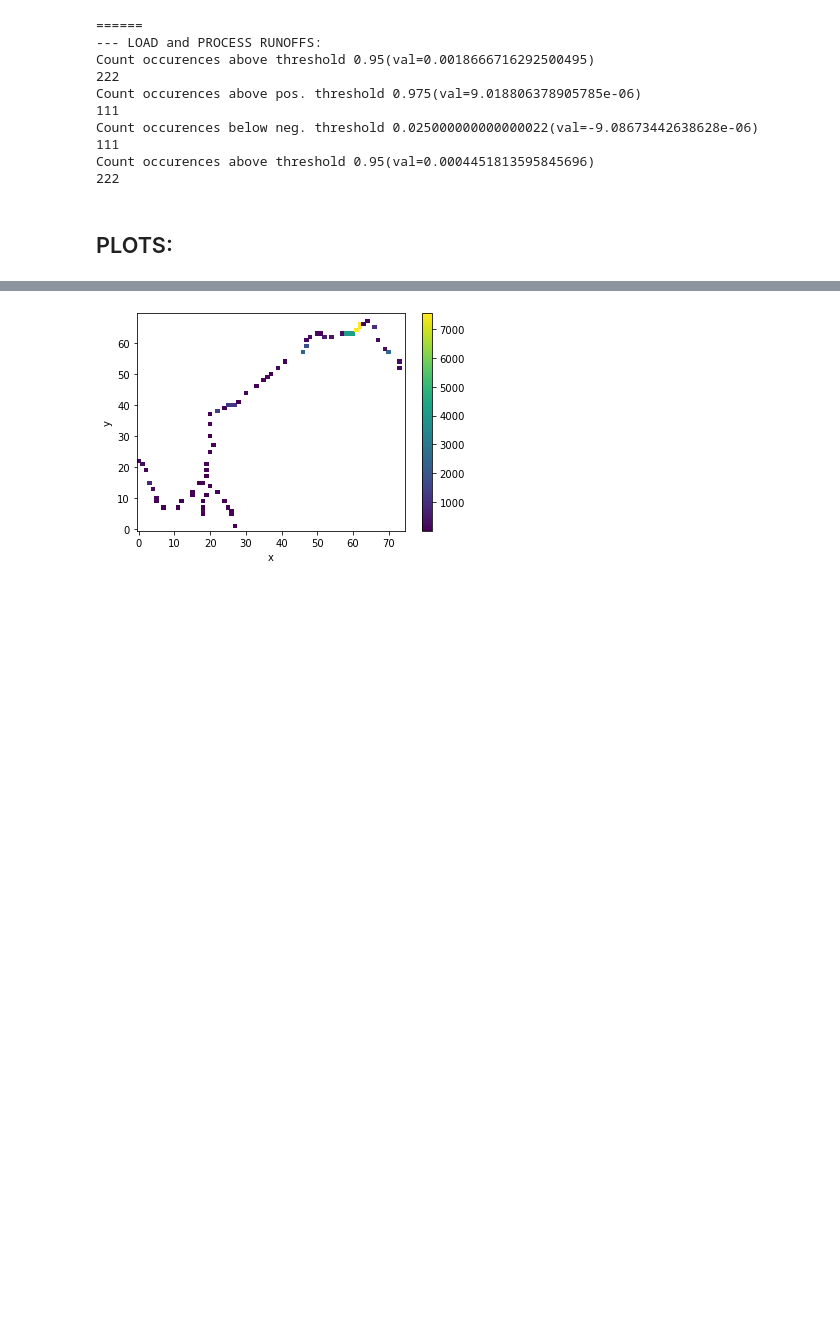
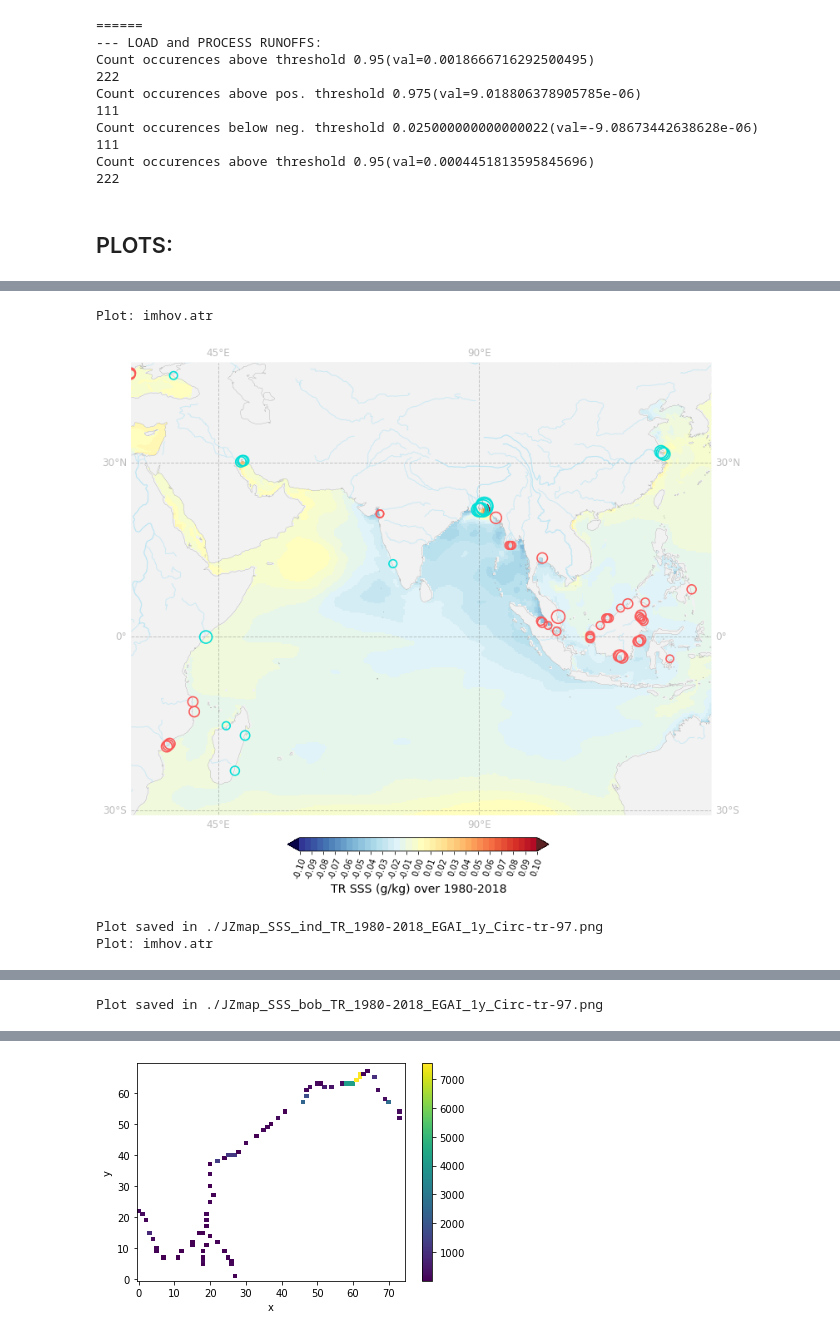
Before and after one commit to imhotep-project/studimhotep, a Jupyter notebook: 2022-12-19_SLX_JZ_IMHOTEP_SSS_1Y_regionalmap.ipynb, the cells around one changed output, grey strips where cells are left out. Drawn from its saved outputs; the diff is of its cells as text; code cells hidden in the pictures; blank space fills up the shorter version.

```diff
--- a/2022-12-19_SLX_JZ_IMHOTEP_SSS_1Y_regionalmap.ipynb
+++ b/2022-12-19_SLX_JZ_IMHOTEP_SSS_1Y_regionalmap.ipynb
@@ -220,0 +246,20 @@ Plot saved in ./JZmap_SSS_bof_TM_1980-2018_EGAI_1y.png
+# %%
+for reg in ('ind','bob'):
+    if reg=='bob':
+        gridparam = li.Fpltgridparamdefaults(reg=reg,incrgridlon=5,incrgridlat=5)
+    else:
+        gridparam = li.Fpltgridparamdefaults(reg=reg)
+
+    pltcolparam = li.Fpltsetcolorsdefaults('TR')
+    #pltcolparam['levbounds']= [21, 34.5, 0.5]
+    pltcolparam['cbincr']= 2
+    pltparam =  li.Fsetcirclesparamdefaults()
+    pltparam['mulmag']=1500
+    pltparam['linewidthstr']=1.6
+
+    outo = li.FpltGLO(DIFF,gridparam,reg=reg,ty='TR',siplt=False,saveo=True,cbon=True,strunits="g/kg",pltcolparam=pltcolparam,selrnf=selrnftr,pltcircles=True,pltcirclesparam=pltparam)
+# %% [output]
+Plot: imhov.atr
+[figure, added]
+Plot saved in ./JZmap_SSS_ind_TR_1980-2018_EGAI_1y_Circ-tr-97.png
+Plot: imhov.atr
@@ -220,0 +267 @@ Plot saved in ./JZmap_SSS_bof_TM_1980-2018_EGAI_1y.png
+Plot saved in ./JZmap_SSS_bob_TR_1980-2018_EGAI_1y_Circ-tr-97.png
```
Also changed, not shown: parts of 16 cells of this notebook, 4 other files.
